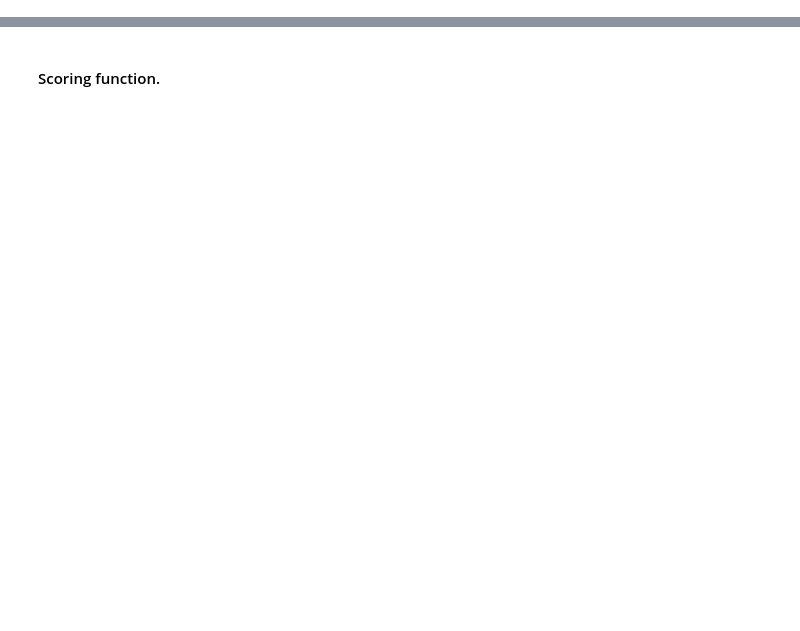
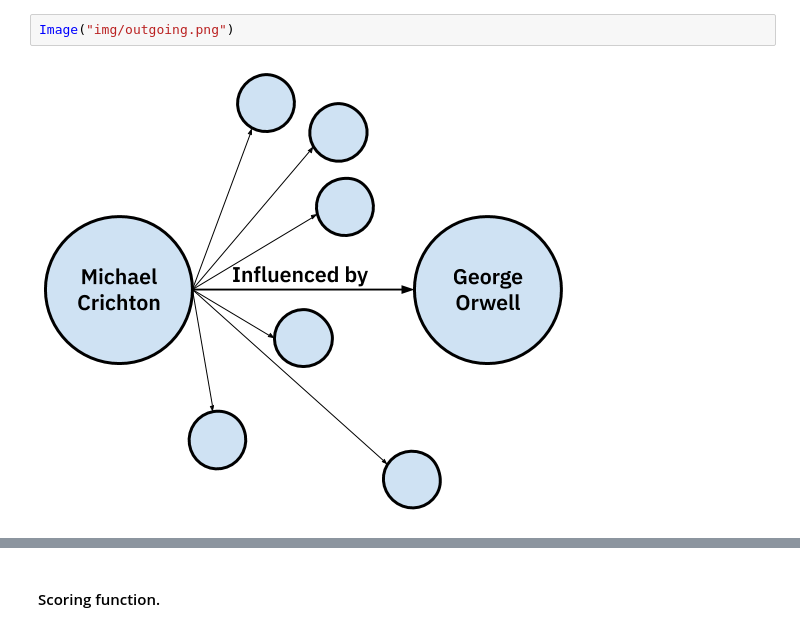
Before and after one commit to AskNowQA/QA-Tutorial, a Jupyter notebook: embedding_based_QA.ipynb, the cells around one changed output, grey strips where cells are left out. Saved outputs shown, nothing was run; the diff lists cells and outputs as text; blank space fills up the shorter version.

```diff
--- a/embedding_based_QA.ipynb
+++ b/embedding_based_QA.ipynb
@@ -49,0 +115,4 @@ print(get_entities('Who is the president of India ?',False))
+# %%
+Image("img/outgoing.png")
+# %% [output]
+[figure, added]
```
Also changed, not shown: parts of 39 cells of this notebook, 3 other files.
